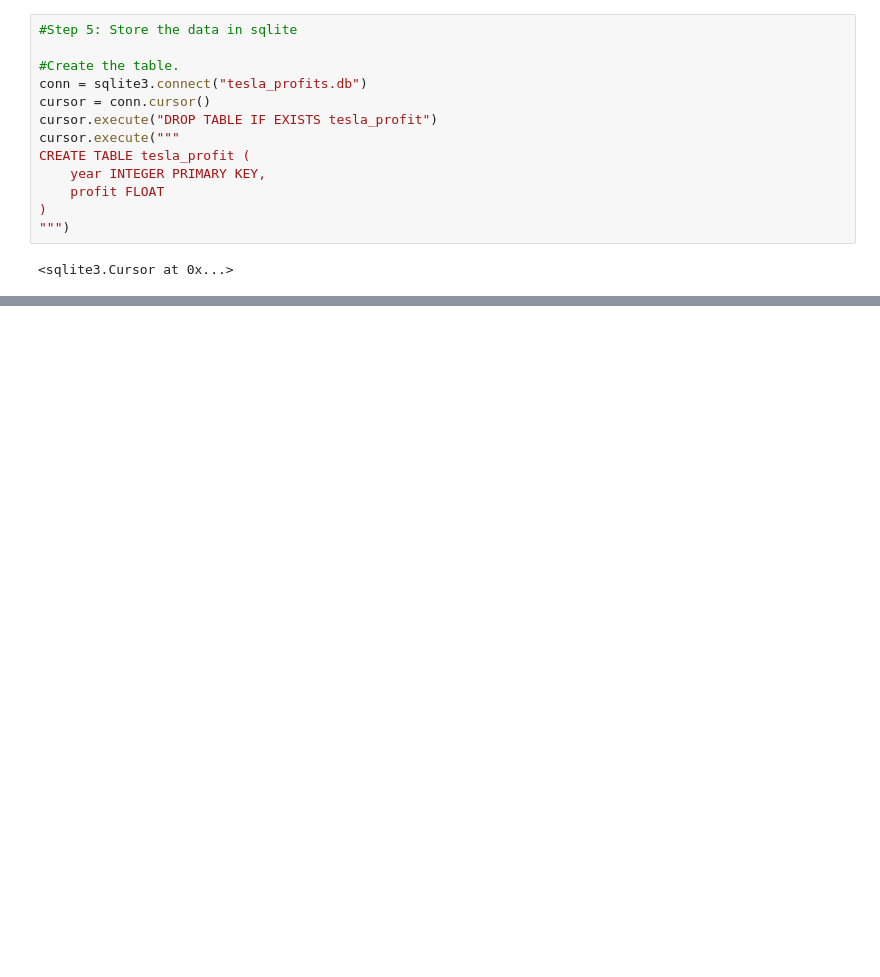
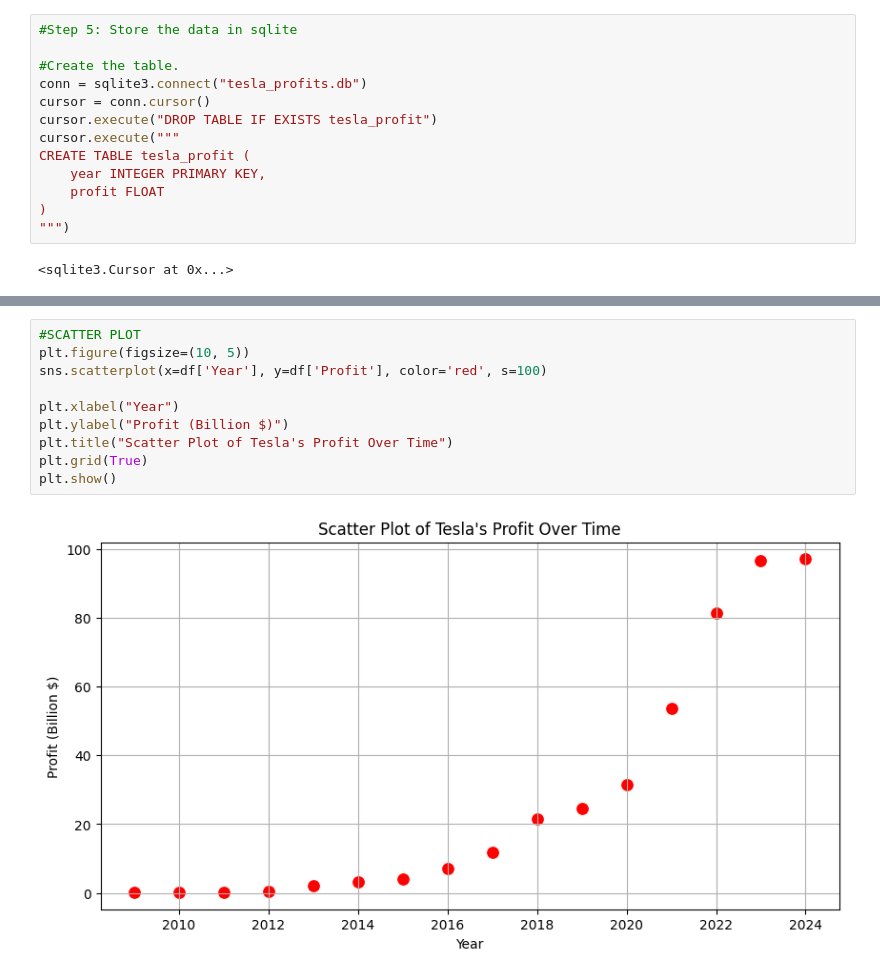
Before and after one commit to 4GeeksAcademy/web-scraping-project-tutorial-kr, a Jupyter notebook: src/Project.ipynb, the cells around one changed output, grey strips where cells are left out. Saved outputs shown, nothing was run; the diff lists cells and outputs as text; blank space fills up the shorter version.

```diff
--- a/src/Project.ipynb
+++ b/src/Project.ipynb
@@ -129,0 +232,12 @@ plt.show()
+# %%
+#SCATTER PLOT
+plt.figure(figsize=(10, 5))
+sns.scatterplot(x=df['Year'], y=df['Profit'], color='red', s=100)
+
+plt.xlabel("Year")
+plt.ylabel("Profit (Billion $)")
+plt.title("Scatter Plot of Tesla's Profit Over Time")
+plt.grid(True)
+plt.show()
+# %% [output]
+[figure, added]
```
Also changed, not shown: parts of 14 cells of this notebook, 1 other file.
